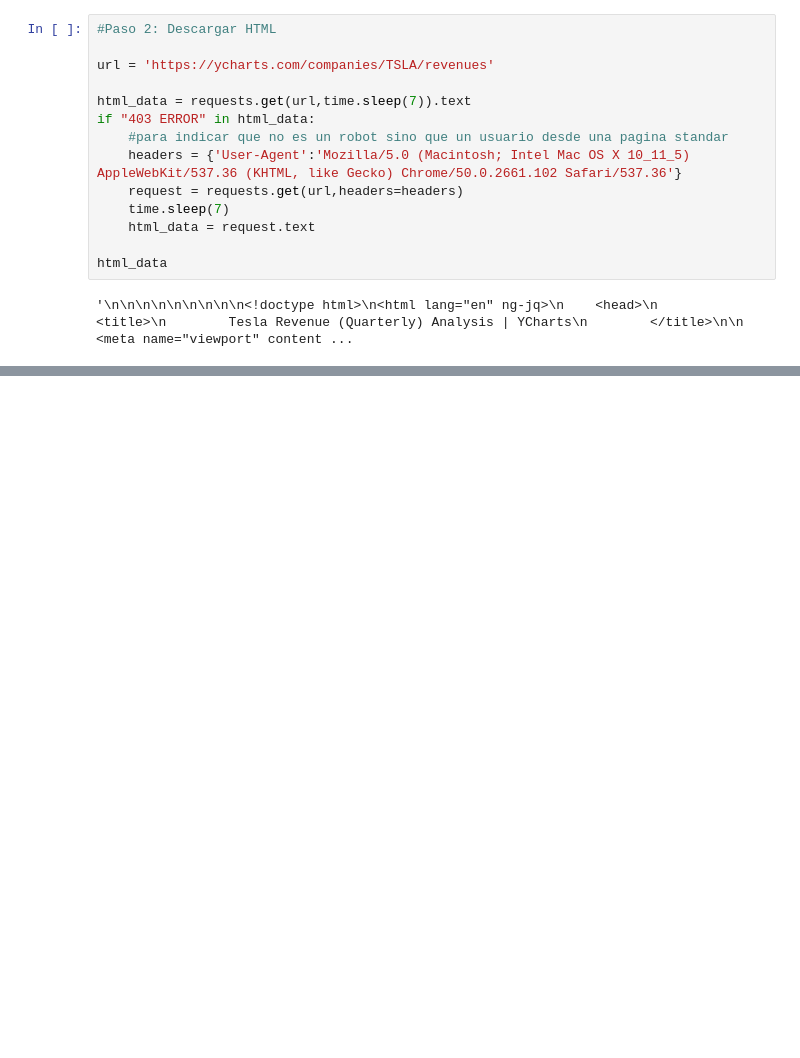
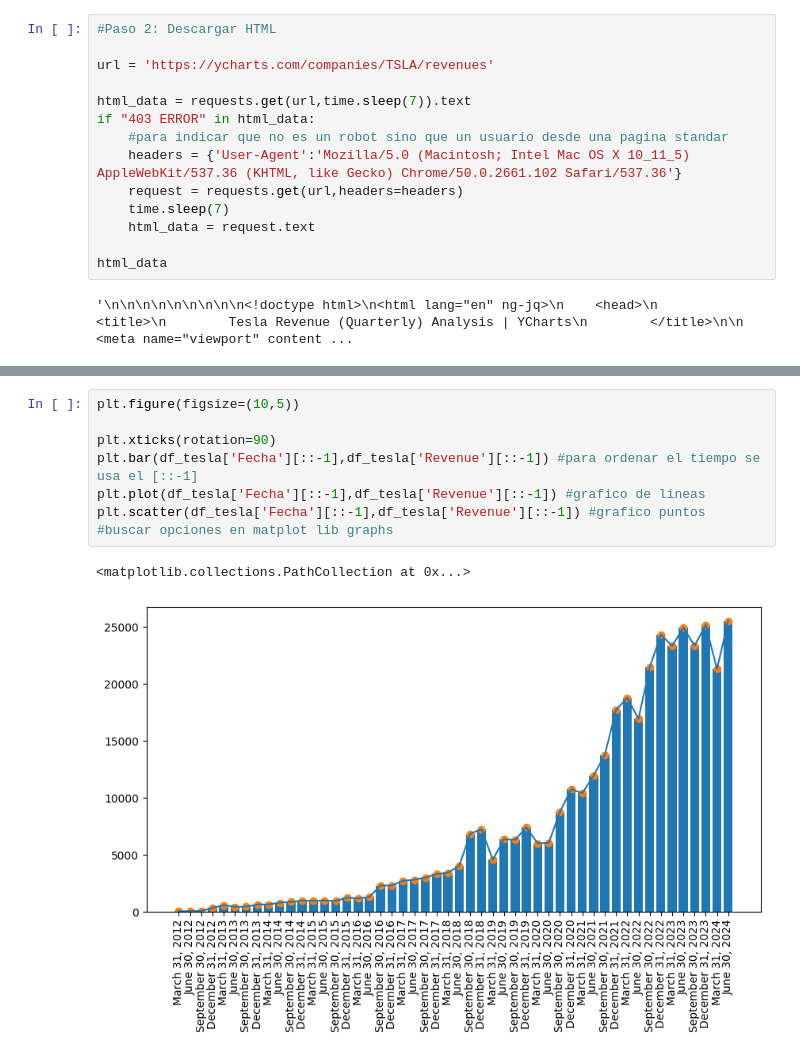
Before and after one commit to diegomacaya/web-scraping-project-tutorial, a Jupyter notebook: src/explore.es.ipynb, the cells around one changed output, grey strips where cells are left out. Cells and saved outputs as stored; diff of their text form; blank space fills up the shorter version.

```diff
--- a/src/explore.es.ipynb
+++ b/src/explore.es.ipynb
@@ -75,0 +133,11 @@ tablas
+# %%
+plt.figure(figsize=(10,5))
+
+plt.xticks(rotation=90)
+plt.bar(df_tesla['Fecha'][::-1],df_tesla['Revenue'][::-1]) #para ordenar el tiempo se usa el [::-1]
+plt.plot(df_tesla['Fecha'][::-1],df_tesla['Revenue'][::-1]) #grafico de lineas
+plt.scatter(df_tesla['Fecha'][::-1],df_tesla['Revenue'][::-1]) #grafico puntos
+#buscar opciones en matplot lib graphs
+# %% [output]
+<matplotlib.collections.PathCollection at 0x...>
+[figure, added]
```
Also changed, not shown: parts of 4 cells of this notebook, 1 other file.
